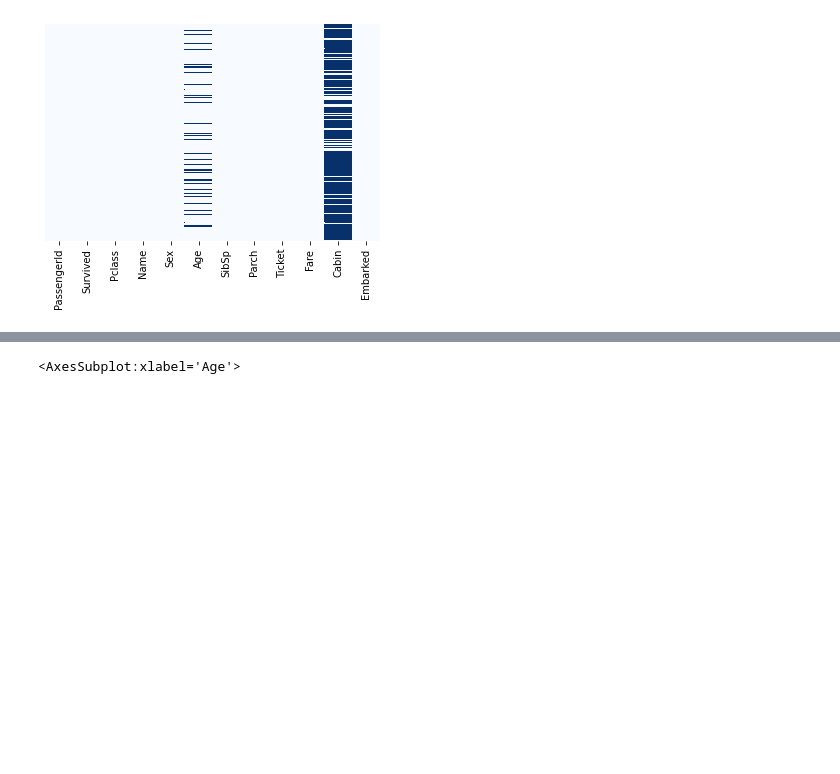
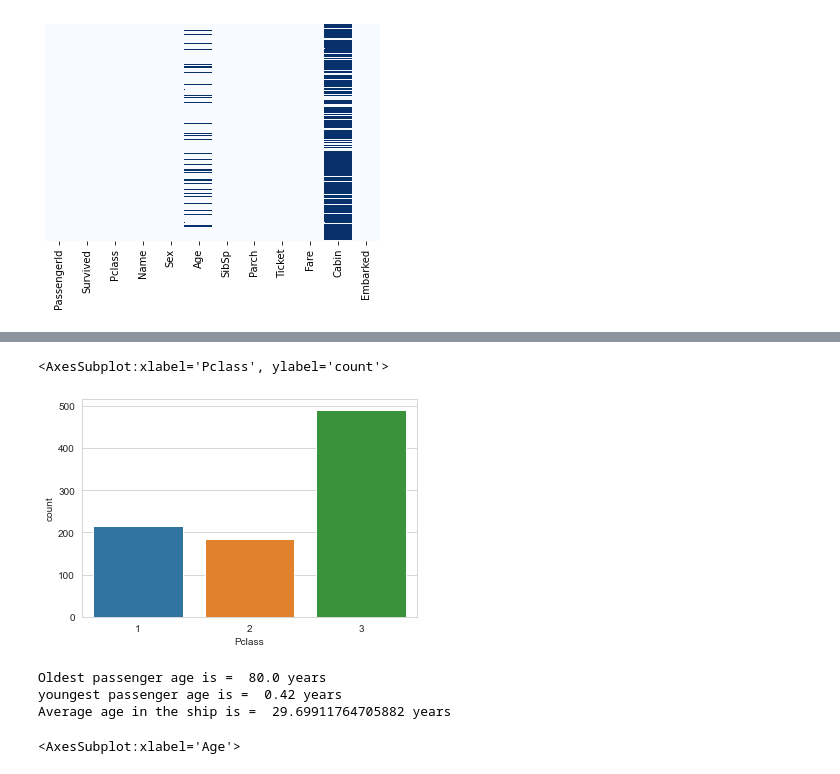
Before and after one commit to kvijaya-datascientist/ML, a Jupyter notebook: Exploratory Data Analysis/Titanic Data Exploration.ipynb, the cells around one changed output, grey strips where cells are left out. Saved outputs shown, nothing was run; the diff lists cells and outputs as text; code cells hidden in the pictures; blank space fills up the shorter version.

```diff
--- a/Exploratory Data Analysis/Titanic Data Exploration.ipynb
+++ b/Exploratory Data Analysis/Titanic Data Exploration.ipynb
@@ -86,3 +138,17 @@ sns.countplot(x = 'Pclass' , hue = 'Sex' , data = titanic_ds)
+# %%
+# No.of passengers in each class
+sns.countplot(data = titanic_ds ,x = 'Pclass')
+# %% [output]
+<AxesSubplot:xlabel='Pclass', ylabel='count'>
+[figure, added]
+# %%
+print('Oldest passenger age is = ',titanic_ds['Age'].max() , 'years')
+print('youngest passenger age is = ',titanic_ds['Age'].min(), 'years')
+print('Average age in the ship is = ',titanic_ds['Age'].mean(), 'years')
+# %% [output]
+Oldest passenger age is =  80.0 years
+youngest passenger age is =  0.42 years
+Average age in the ship is =  29.69911764705882 years
 # %%
 sns.distplot(titanic_ds['Age'].dropna() , kde = False , color = 'blue' , bins = 50)
 # %% [output]
```
Also changed, not shown: parts of 6 cells of this notebook.
